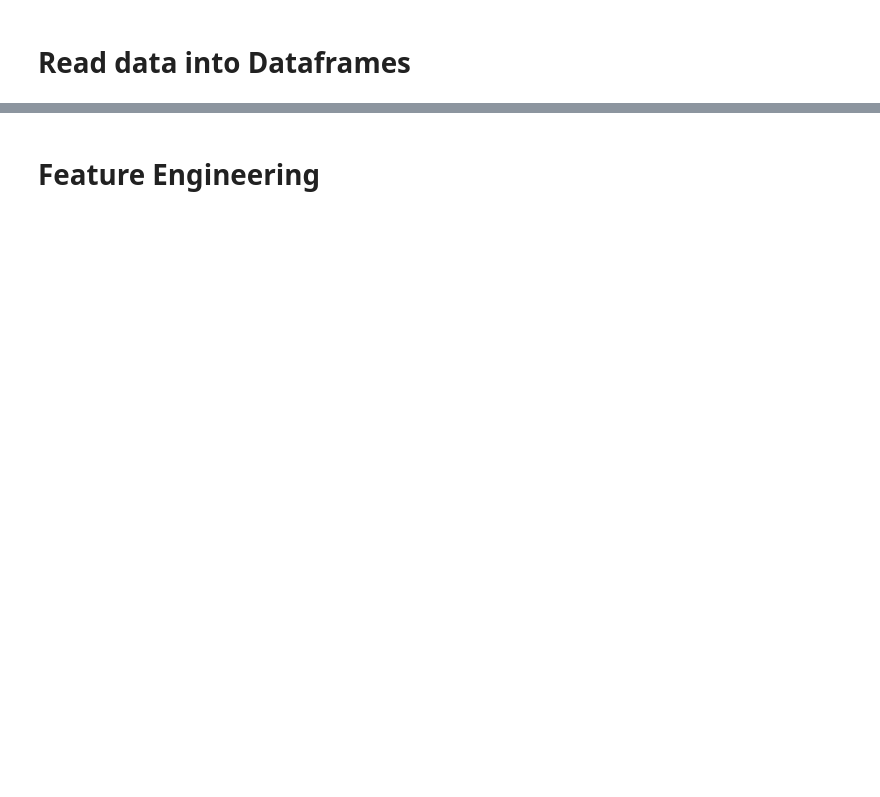
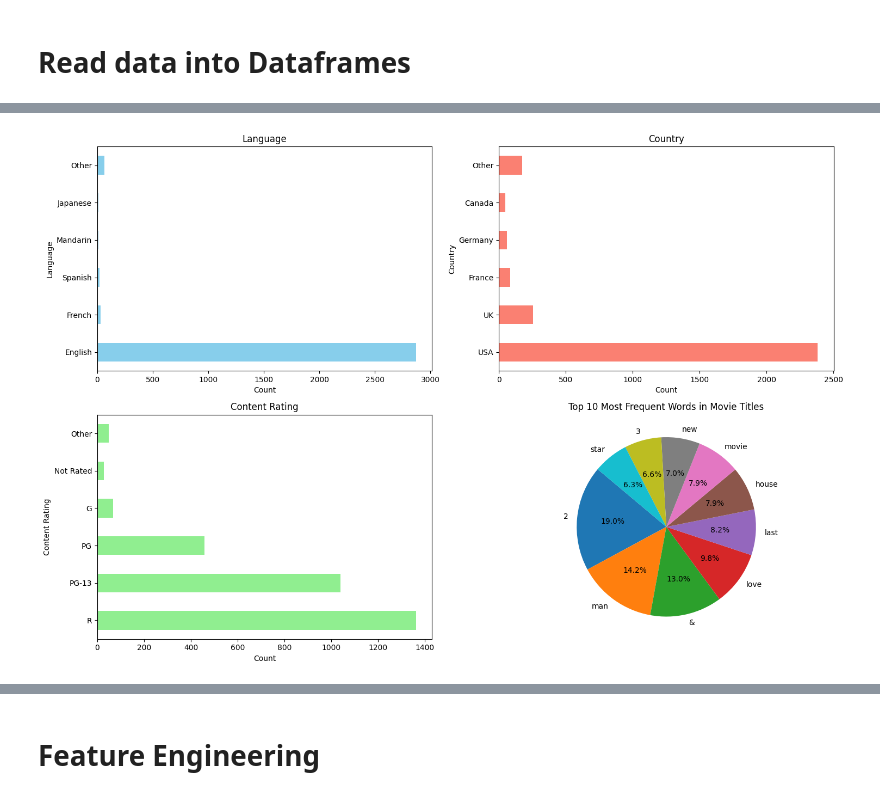
Before and after one commit to JZYNX/ML-assignment-2, a Jupyter notebook: COMP30027-Project2.ipynb, the cells around one changed output, grey strips where cells are left out. Cells and saved outputs as stored; diff of their text form; code cells hidden in the pictures; blank space fills up the shorter version.

```diff
--- a/COMP30027-Project2.ipynb
+++ b/COMP30027-Project2.ipynb
@@ -70,0 +129,87 @@ original_numerical = train_df.select_dtypes(include=['int', 'float']).columns
+# %%
+#Plotting the categorical variables on the target
+
+fig, axes = plt.subplots(2, 2, figsize=(15, 10))
+
+# Plot horizontal bar plot for language
+language_counts = train_df['language'].value_counts()
+top_languages = language_counts[:5]  # Display only the top 5 languages
+other_languages_count = language_counts[5:].sum()
+top_languages['Other'] = other_languages_count
+top_languages.plot(kind='barh', ax=axes[0, 0], color='skyblue')
+axes[0, 0].set_title('Language')
+axes[0, 0].set_ylabel('Language')
+axes[0, 0].set_xlabel('Count')
+
+# Plot horizontal bar plot for country
+country_counts = train_df['country'].value_counts()
+top_countries = country_counts[:5]  # Display only the top 5 countries
+other_countries_count = country_counts[5:].sum()
+top_countries['Other'] = other_countries_count
+top_countries.plot(kind='barh', ax=axes[0, 1], color='salmon')
+axes[0, 1].set_title('Country')
+axes[0, 1].set_ylabel('Country')
+axes[0, 1].set_xlabel('Count')
+
+# Plot horizontal bar plot for content rating
+content_rating_counts = train_df['content_rating'].value_counts()
+top_content_ratings = content_rating_counts[:5]  # Display only the top 5 content ratings
+other_content_rating_count = content_rating_counts[5:].sum()
+top_content_ratings['Other'] = other_content_rating_count
+top_content_ratings.plot(kind='barh', ax=axes[1, 0], color='lightgreen')
+axes[1, 0].set_title('Content Rating')
+axes[1, 0].set_ylabel('Content Rating')
+axes[1, 0].set_xlabel('Count')
+
+# Plot for title words
+# Flatten the list of lists into a single list of words
+words = train_df['movie_title'].apply(lambda x: x.split())
+all_words = [word.lower() for title_words in words for word in title_words]
+filtered_unique_words = [word for word in all_words if word.lower() not in stop_words]
+
+# Count the occurrences of each word
+word_counts = Counter(filtered_unique_words)
+top_words = word_counts.most_common(10)
+
+# Plot the pie chart
+ax = axes[1, 1]
+ax.pie([count for word, count in top_words], labels=[word for word, count in top_words], autopct='%1.1f%%', startangle=140)
+ax.set_title('Top 10 Most Frequent Words in Movie Titles')
+
+plt.tight_layout()
+plt.savefig('./visualisations/categorical-counts.png')
+plt.show()
+
+# Correlation HeatMap
+plt.figure(figsize=(12,8), dpi=150)
+plt.title("Correlation Heatmap")
+sns.heatmap(train_df[numeric_features].corr(), annot=True, fmt='.2f')
+
+plt.savefig('./visualisations/correlation_heatmap.png')
+plt.show()
+
+director_counts = train_df['director_name'].value_counts().head(10)
+actor1_counts = train_df['actor_1_name'].value_counts().head(10)
+actor2_counts = train_df['actor_2_name'].value_counts().head(10)
+actor3_counts = train_df['actor_3_name'].value_counts().head(10)
+
+# Create subplots
+fig, axs = plt.subplots(2, 2, figsize=(12, 10))
+
+axs[0, 0].pie(director_counts, labels=director_counts.index, autopct='%d')
+axs[0, 0].set_title('Top 10 Director Counts')
+
+axs[0, 1].pie(actor1_counts, labels=actor1_counts.index, autopct='%d')
+axs[0, 1].set_title('Top 10 Actor 1 Counts')
+
+axs[1, 0].pie(actor2_counts, labels=actor2_counts.index, autopct='%d')
+axs[1, 0].set_title('Top 10 Actor 2 Counts')
+
+axs[1, 1].pie(actor3_counts, labels=actor3_counts.index, autopct='%d')
+axs[1, 1].set_title('Top 10 Actor 3 Counts')
+
+plt.tight_layout()
+plt.savefig('./visualisations/name_counts.png')
+plt.show()
+# %% [output]
+[figure, added]
```
Also changed, not shown: parts of 106 cells of this notebook, 21 other files.
